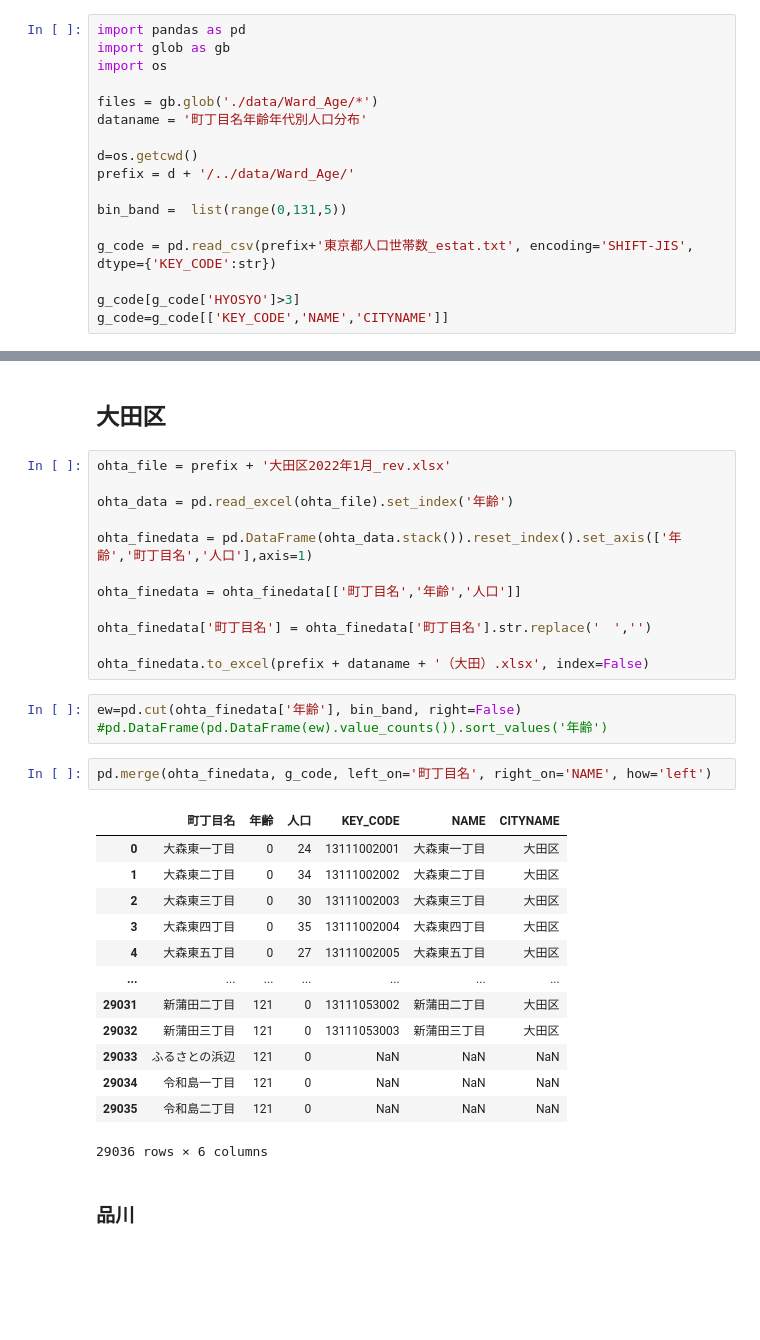
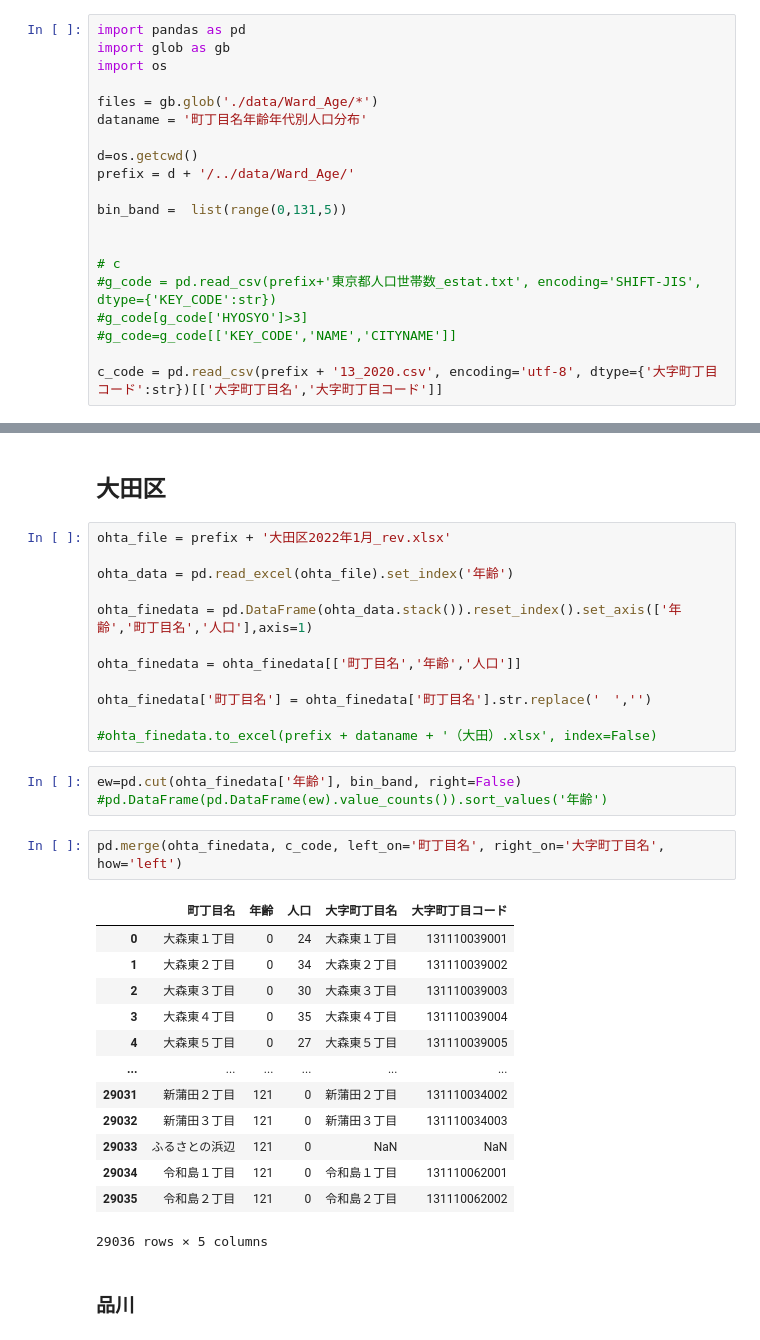
Before and after one commit to MasaoMori/Tokyo_Ward_Assembly_Election, a Jupyter notebook: jupyter/Population_age.ipynb, the cells around one changed output, grey strips where cells are left out. Cells and saved outputs as stored; diff of their text form; blank space fills up the shorter version.

```diff
--- a/jupyter/Population_age.ipynb
+++ b/jupyter/Population_age.ipynb
@@ -11,7 +11,10 @@ prefix = d + '/../data/Ward_Age/'
 
 bin_band =  list(range(0,131,5))
 
-g_code = pd.read_csv(prefix+'東京都人口世帯数_estat.txt', encoding='SHIFT-JIS', dtype={'KEY_CODE':str})
 
-g_code[g_code['HYOSYO']>3]
-g_code=g_code[['KEY_CODE','NAME','CITYNAME']]
+# c
+#g_code = pd.read_csv(prefix+'東京都人口世帯数_estat.txt', encoding='SHIFT-JIS', dtype={'KEY_CODE':str})
+#g_code[g_code['HYOSYO']>3]
+#g_code=g_code[['KEY_CODE','NAME','CITYNAME']]
+
+c_code = pd.read_csv(prefix + '13_2020.csv', encoding='utf-8', dtype={'大字町丁目コード':str})[['大字町丁目名','大字町丁目コード']]
@@ -28,26 +47,26 @@ ohta_finedata = ohta_finedata[['町丁目名','年齢','人口']]
 
 ohta_finedata['町丁目名'] = ohta_finedata['町丁目名'].str.replace('　','')
 
-ohta_finedata.to_excel(prefix + dataname + '（大田）.xlsx', index=False)
+#ohta_finedata.to_excel(prefix + dataname + '（大田）.xlsx', index=False)
 # %%
 ew=pd.cut(ohta_finedata['年齢'], bin_band, right=False)
 #pd.DataFrame(pd.DataFrame(ew).value_counts()).sort_values('年齢')
 # %%
-pd.merge(ohta_finedata, g_code, left_on='町丁目名', right_on='NAME', how='left')
+pd.merge(ohta_finedata, c_code, left_on='町丁目名', right_on='大字町丁目名', how='left')
 # %% [output]
-|  | 町丁目名 | 年齢 | 人口 | KEY_CODE | NAME | CITYNAME |
-| 0 | 大森東一丁目 | 0 | 24 | 13111002001 | 大森東一丁目 | 大田区 |
-| 1 | 大森東二丁目 | 0 | 34 | 13111002002 | 大森東二丁目 | 大田区 |
-| 2 | 大森東三丁目 | 0 | 30 | 13111002003 | 大森東三丁目 | 大田区 |
-| 3 | 大森東四丁目 | 0 | 35 | 13111002004 | 大森東四丁目 | 大田区 |
-| 4 | 大森東五丁目 | 0 | 27 | 13111002005 | 大森東五丁目 | 大田区 |
-| ... | ... | ... | ... | ... | ... | ... |
-| 29031 | 新蒲田二丁目 | 121 | 0 | 13111053002 | 新蒲田二丁目 | 大田区 |
-| 29032 | 新蒲田三丁目 | 121 | 0 | 13111053003 | 新蒲田三丁目 | 大田区 |
-| 29033 | ふるさとの浜辺 | 121 | 0 | NaN | NaN | NaN |
-| 29034 | 令和島一丁目 | 121 | 0 | NaN | NaN | NaN |
-| 29035 | 令和島二丁目 | 121 | 0 | NaN | NaN | NaN |
+|  | 町丁目名 | 年齢 | 人口 | 大字町丁目名 | 大字町丁目コード |
+| 0 | 大森東１丁目 | 0 | 24 | 大森東１丁目 | 131110039001 |
+| 1 | 大森東２丁目 | 0 | 34 | 大森東２丁目 | 131110039002 |
+| 2 | 大森東３丁目 | 0 | 30 | 大森東３丁目 | 131110039003 |
+| 3 | 大森東４丁目 | 0 | 35 | 大森東４丁目 | 131110039004 |
+| 4 | 大森東５丁目 | 0 | 27 | 大森東５丁目 | 131110039005 |
+| ... | ... | ... | ... | ... | ... |
+| 29031 | 新蒲田２丁目 | 121 | 0 | 新蒲田２丁目 | 131110034002 |
+| 29032 | 新蒲田３丁目 | 121 | 0 | 新蒲田３丁目 | 131110034003 |
+| 29033 | ふるさとの浜辺 | 121 | 0 | NaN | NaN |
+| 29034 | 令和島１丁目 | 121 | 0 | 令和島１丁目 | 131110062001 |
+| 29035 | 令和島２丁目 | 121 | 0 | 令和島２丁目 | 131110062002 |
-29036 rows × 6 columns
+29036 rows × 5 columns
 # %% [markdown]
 ### 品川
 # %%
```
Also changed, not shown: parts of 24 cells of this notebook, 13 other files.
